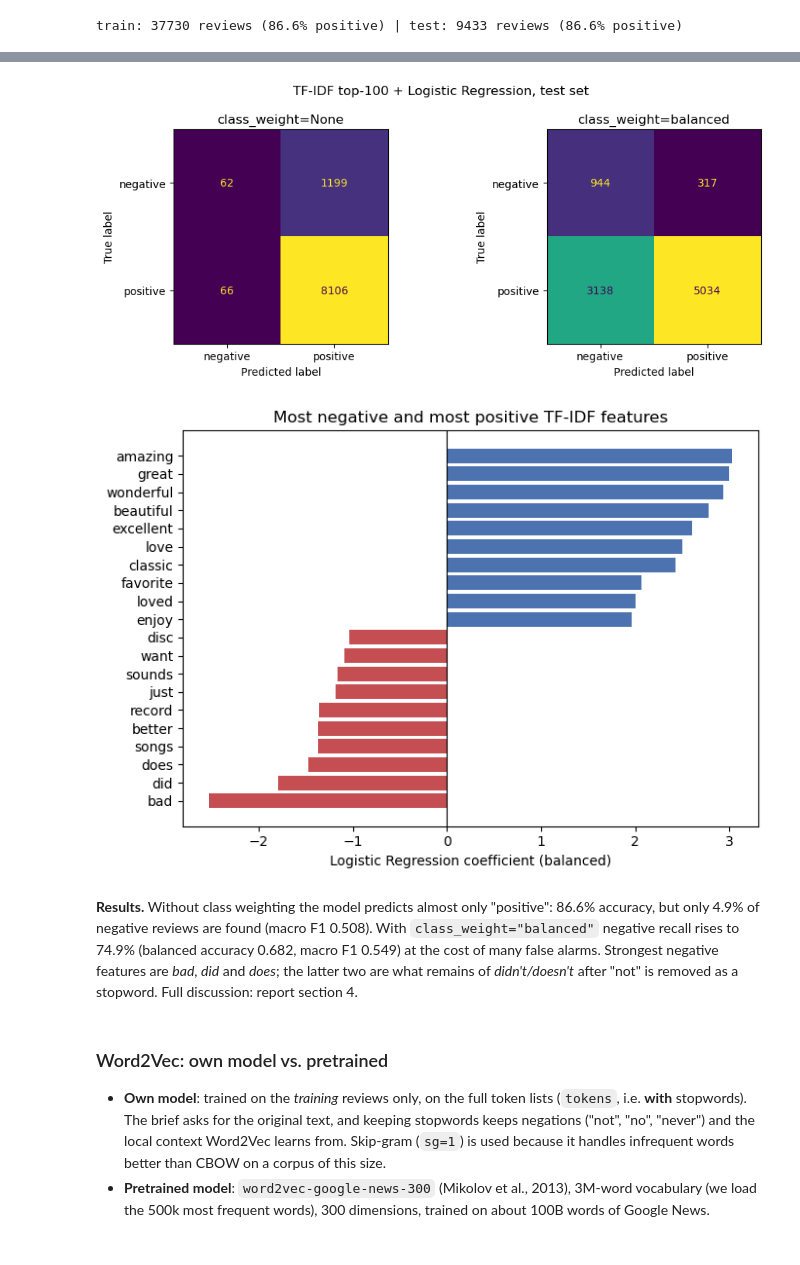
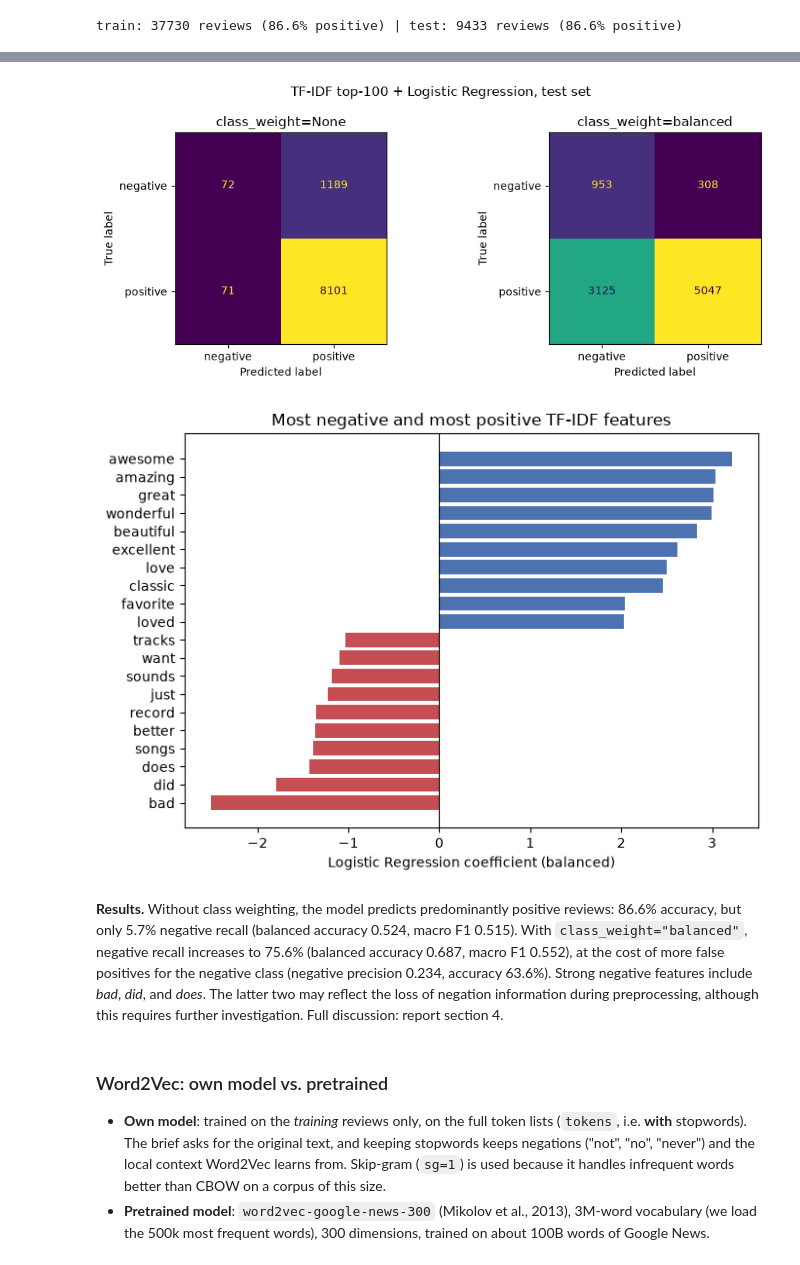
Before and after one commit to GLJADS/AML_v2.0, a Jupyter notebook: Assignment1_CDs_Vinyl.ipynb, the cells around one changed output, grey strips where cells are left out. Saved outputs shown, nothing was run; the diff lists cells and outputs as text; code cells hidden in the pictures.

```diff
--- a/Assignment1_CDs_Vinyl.ipynb
+++ b/Assignment1_CDs_Vinyl.ipynb
@@ -324,0 +379,22 @@ minority (negative) class.
+# %%
+# Extract Top 100 most frequent terms from training data only
+train_tokens = df_clean["tokens_nostop"].iloc[train_idx]
+
+all_words_nostop_train = [
+    w for toks in train_tokens for w in toks
+]
+
+top100_train = Counter(all_words_nostop_train).most_common(100)
+top100_words_train = [w for w, _ in top100_train]
+
+top100_df_train = pd.DataFrame(
+    top100_train,
+    columns=["word", "count"]
+)
+
+top100_df_train.to_csv(
+    "Report/tables/top100_words_train_after_stopwords.csv",
+    index=False
+)
+
+top100_df_train.head(20)
@@ -325,10 +419,11 @@ minority (negative) class.
 # %%
-tfidf_vectorizer = TfidfVectorizer(vocabulary=top100_words)
+tfidf_vectorizer = TfidfVectorizer(vocabulary=top100_words_train)
 X_tfidf_tr = tfidf_vectorizer.fit_transform(texts[train_idx])   # IDF learned on training reviews only
 X_tfidf_te = tfidf_vectorizer.transform(texts[test_idx])
 
 tfidf_results = []
 tfidf_models = {}
+
 for cw in [None, "balanced"]:
     name = f"TF-IDF top-100 + LR (class_weight={cw})"
     lr = LogisticRegression(max_iter=1000, class_weight=cw, random_state=RANDOM_STATE)
@@ -369,30 +464,38 @@ weighted avg      0.846     0.634     0.692      9433
 # %%
 fig, axes = plt.subplots(1, 2, figsize=(10, 4))
+
 for ax, cw in zip(axes, [None, "balanced"]):
-    ConfusionMatrixDisplay.from_estimator(tfidf_models[cw], X_tfidf_te, y_te, ax=ax, colorbar=False,
-                                          display_labels=["negative", "positive"])
+    ConfusionMatrixDisplay.from_estimator(
+        tfidf_models[cw],
+        X_tfidf_te,
+        y_te,
+        ax=ax,
+        colorbar=False,
+        display_labels=["negative", "positive"]
+    )
     ax.set_title(f"class_weight={cw}")
+
 plt.suptitle("TF-IDF top-100 + Logistic Regression, test set")
 plt.tight_layout()
 plt.savefig("Report/images/tfidf_lr_confusion.png", dpi=150, bbox_inches="tight")
 plt.show()
 
 # Which of the 100 words push a review towards positive / negative?
 coef = pd.Series(lr_tfidf.coef_[0], index=tfidf_vectorizer.get_feature_names_out()).sort_values()
 top_coef = pd.concat([coef.head(10), coef.tail(10)])
 plt.figure(figsize=(7, 5))
 plt.barh(top_coef.index, top_coef.values, color=["#C44E52"] * 10 + ["#4C72B0"] * 10)
 plt.axvline(0, color="black", lw=0.8)
 plt.xlabel("Logistic Regression coefficient (balanced)")
 plt.title("Most negative and most positive TF-IDF features")
 plt.tight_layout()
 plt.savefig("Report/images/tfidf_lr_coefficients.png", dpi=150, bbox_inches="tight")
 plt.show()
 # %% [output]
-[figure, old version]
+[figure, new version]
-[figure, old version]
+[figure, new version]
 # %% [markdown]
-**Results.** Without class weighting the model predicts almost only "positive": 86.6% accuracy, but only 4.9% of negative reviews are found (macro F1 0.508). With `class_weight="balanced"` negative recall rises to 74.9% (balanced accuracy 0.682, macro F1 0.549) at the cost of many false alarms. Strongest negative features are *bad*, *did* and *does*; the latter two are what remains of *didn't/doesn't* after "not" is removed as a stopword. Full discussion: report section 4.
+**Results.** Without class weighting, the model predicts predominantly positive reviews: 86.6% accuracy, but only 5.7% negative recall (balanced accuracy 0.524, macro F1 0.515). With `class_weight="balanced"`, negative recall increases to 75.6% (balanced accuracy 0.687, macro F1 0.552), at the cost of more false positives for the negative class (negative precision 0.234, accuracy 63.6%). Strong negative features include *bad*, *did*, and *does*. The latter two may reflect the loss of negation information during preprocessing, although this requires further investigation. Full discussion: report section 4.
 # %% [markdown]
 ### Word2Vec: own model vs. pretrained
 * **Own model**: trained on the *training* reviews only, on the full token lists (`tokens`, i.e.
```
Also changed, not shown: parts of 53 cells of this notebook, 17 other files.
